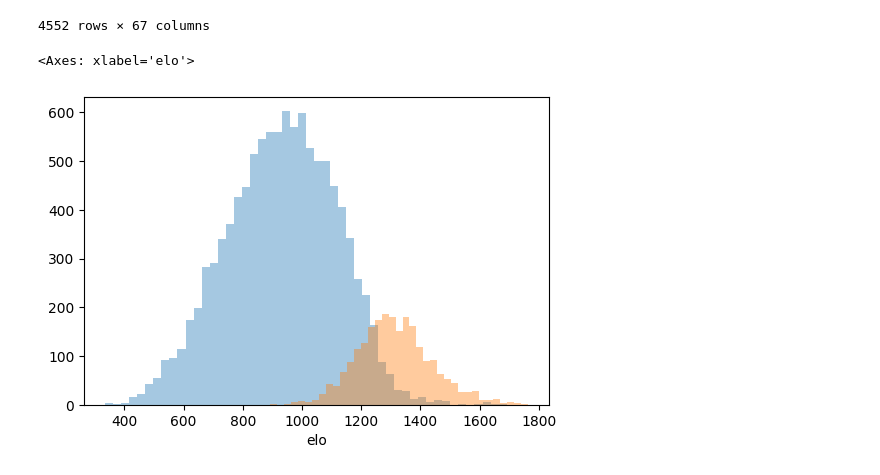
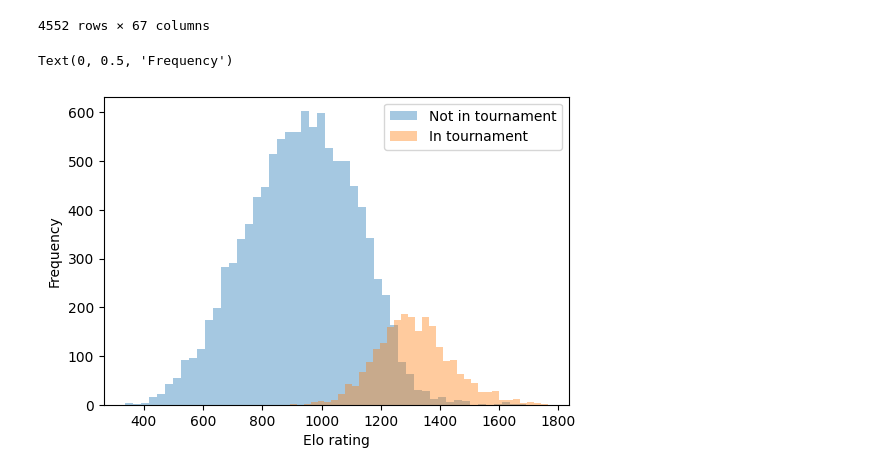
Before and after one commit to DavidFelipeAriza04/Systems-Analysis-and-Design, a Jupyter notebook: Workshops/Workshop_3_simulation/Proyect/src/Feature_Engineering.ipynb, the cells around one changed output. Drawn from its saved outputs; the diff is of its cells as text; code cells hidden in the pictures.

```diff
--- a/Workshops/Workshop_3_simulation/Proyect/src/Feature_Engineering.ipynb
+++ b/Workshops/Workshop_3_simulation/Proyect/src/Feature_Engineering.ipynb
@@ -274,10 +284,13 @@ tourneyData["elo_diff"] = tourneyData["T1_elo"] - tourneyData["T2_elo"]
 # %%
 tmp = pd.merge(elos, tourneyData[['Season', 'T1_TeamID']].drop_duplicates(), left_on = ['Season', 'TeamID'], right_on = ['Season', 'T1_TeamID'], how = 'left')
 
 plt.figure(figsize=(6,4))
 
 seaborn.distplot(tmp.loc[pd.isnull(tmp['T1_TeamID']),'elo'], kde=False)
 seaborn.distplot(tmp.loc[~pd.isnull(tmp['T1_TeamID']),'elo'], kde=False)
+plt.legend(['Not in tournament', 'In tournament'])
+plt.xlabel("Elo rating")
+plt.ylabel("Frequency")
 # %% [output]
-<Axes: xlabel='elo'>
+Text(0, 0.5, 'Frequency')
-[figure, old version]
+[figure, new version]
```
Also changed, not shown: parts of 2 cells of this notebook, 5 other files.
